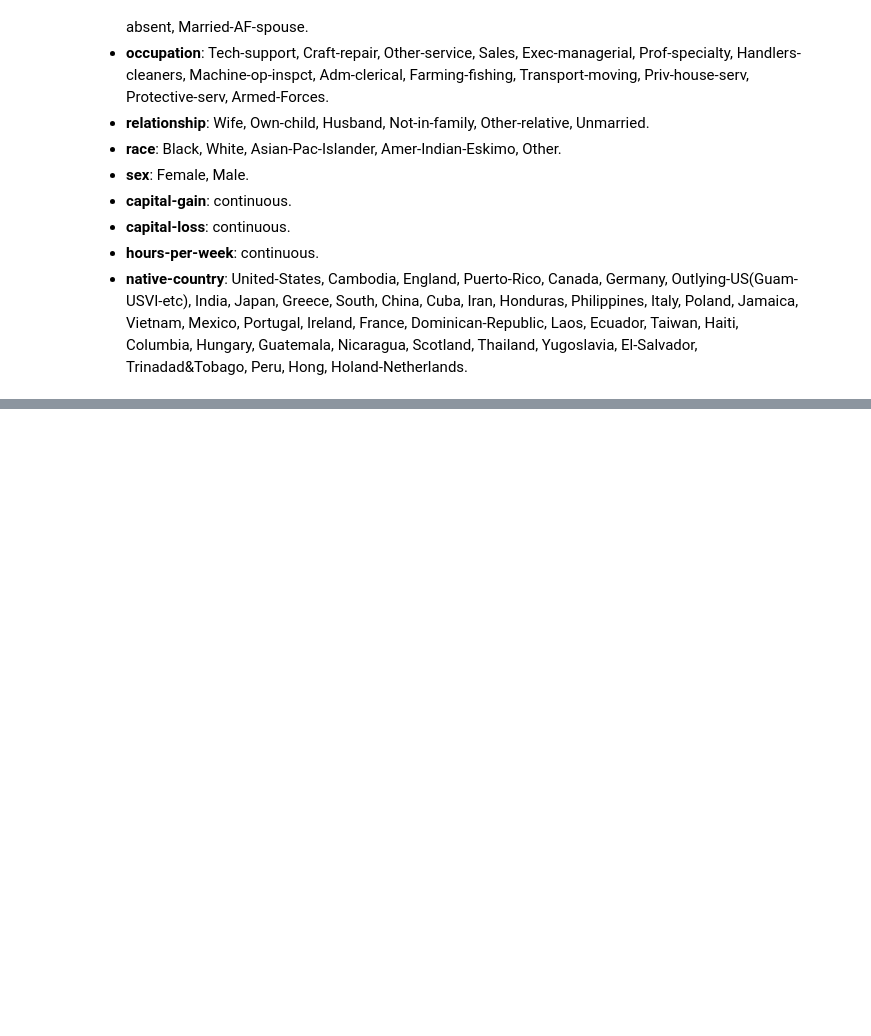
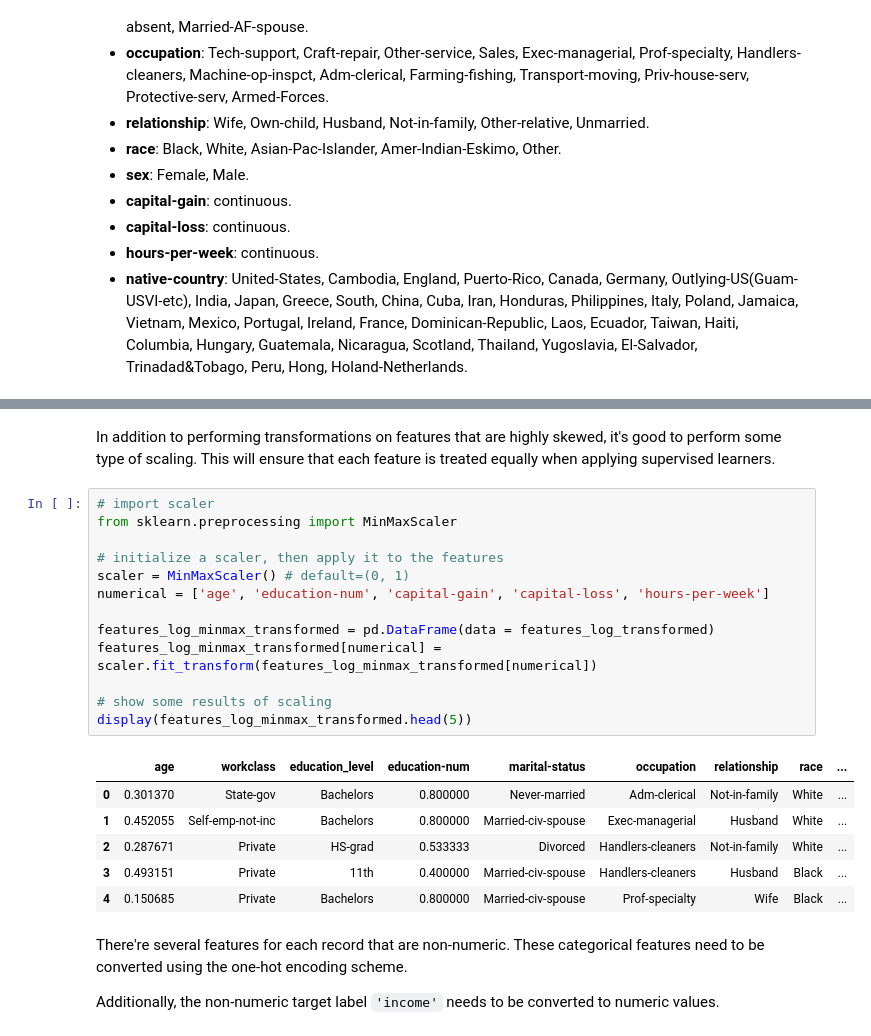
Before and after one commit to dvokinsark/ML-Charity-competition, a Jupyter notebook: finding_donors.ipynb, the cells around one changed output, grey strips where cells are left out. Saved outputs shown, nothing was run; the diff lists cells and outputs as text; blank space fills up the shorter version.

```diff
--- a/finding_donors.ipynb
+++ b/finding_donors.ipynb
@@ -80,0 +106,26 @@ sn.factorplot('income', 'capital-gain', hue='sex', data = data,
+# %% [markdown]
+In addition to performing transformations on features that are highly skewed, it's good to perform some type of scaling. This will ensure that each feature is treated equally when applying supervised learners.
+# %%
+# import scaler
+from sklearn.preprocessing import MinMaxScaler
+
+# initialize a scaler, then apply it to the features
+scaler = MinMaxScaler() # default=(0, 1)
+numerical = ['age', 'education-num', 'capital-gain', 'capital-loss', 'hours-per-week']
+
+features_log_minmax_transformed = pd.DataFrame(data = features_log_transformed)
+features_log_minmax_transformed[numerical] = scaler.fit_transform(features_log_minmax_transformed[numerical])
+
+# show some results of scaling
+display(features_log_minmax_transformed.head(5))
+# %% [output]
+|  | age | workclass | education_level | education-num | marital-status | occupation | relationship | race | ... |
+| 0 | 0.301370 | State-gov | Bachelors | 0.800000 | Never-married | Adm-clerical | Not-in-family | White | ... |
+| 1 | 0.452055 | Self-emp-not-inc | Bachelors | 0.800000 | Married-civ-spouse | Exec-managerial | Husband | White | ... |
+| 2 | 0.287671 | Private | HS-grad | 0.533333 | Divorced | Handlers-cleaners | Not-in-family | White | ... |
+| 3 | 0.493151 | Private | 11th | 0.400000 | Married-civ-spouse | Handlers-cleaners | Husband | Black | ... |
+| 4 | 0.150685 | Private | Bachelors | 0.800000 | Married-civ-spouse | Prof-specialty | Wife | Black | ... |
+# %% [markdown]
+There're several features for each record that are non-numeric. These categorical features need to be converted using the one-hot encoding scheme.
+
+Additionally, the non-numeric target label `'income'` needs to be converted to numeric values.
```
Also changed, not shown: parts of 11 cells of this notebook, 1 other file.
